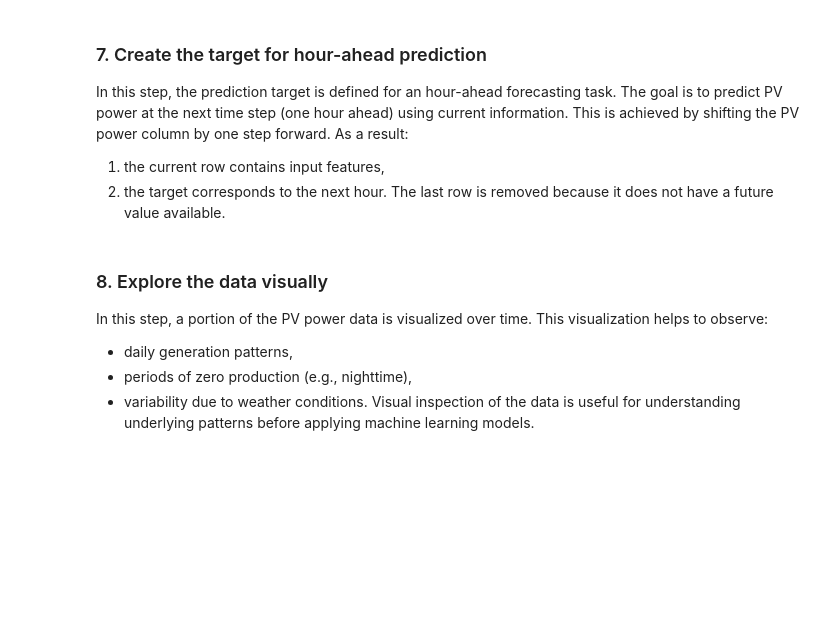
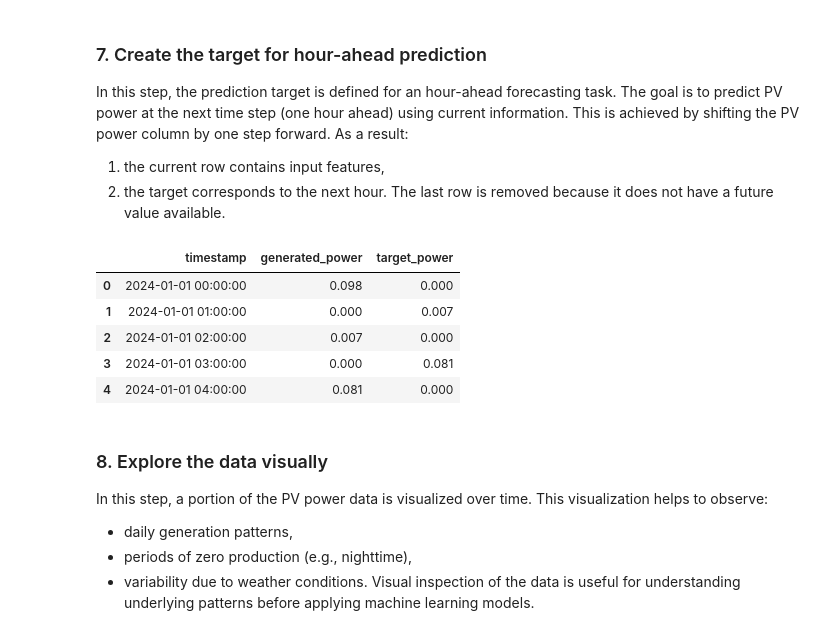
Before and after one commit to tskaneva/bip_2026_big_data_and_ai_in_res, a Jupyter notebook: projects/01_solar_power_forecasting.ipynb, the cells around one changed output. Cells and saved outputs as stored; diff of their text form; code cells hidden in the pictures; blank space fills up the shorter version.

```diff
--- a/projects/01_solar_power_forecasting.ipynb
+++ b/projects/01_solar_power_forecasting.ipynb
@@ -135,12 +185,19 @@ This is achieved by shifting the PV power column by one step forward. As a resul
 The last row is removed because it does not have a future value available.
 # %%
 # Create the target variable: PV power one hour ahead
-df['target_power'] = df['pv_power'].shift(-1)
+df['target_power'] = df['generated_power'].shift(-1)
 
 # Remove the last row because it has no future target
 df = df.dropna().reset_index(drop=True)
 
-display(df[['timestamp', 'pv_power', 'target_power']].head())
+display(df[['timestamp', 'generated_power', 'target_power']].head())
+# %% [output]
+|  | timestamp | generated_power | target_power |
+| 0 | 2024-01-01 00:00:00 | 0.098 | 0.000 |
+| 1 | 2024-01-01 01:00:00 | 0.000 | 0.007 |
+| 2 | 2024-01-01 02:00:00 | 0.007 | 0.000 |
+| 3 | 2024-01-01 03:00:00 | 0.000 | 0.081 |
+| 4 | 2024-01-01 04:00:00 | 0.081 | 0.000 |
 # %% [markdown]
 ### 8. Explore the data visually
 In this step, a portion of the PV power data is visualized over time.
```
Also changed, not shown: parts of 14 cells of this notebook, 2 other files.
